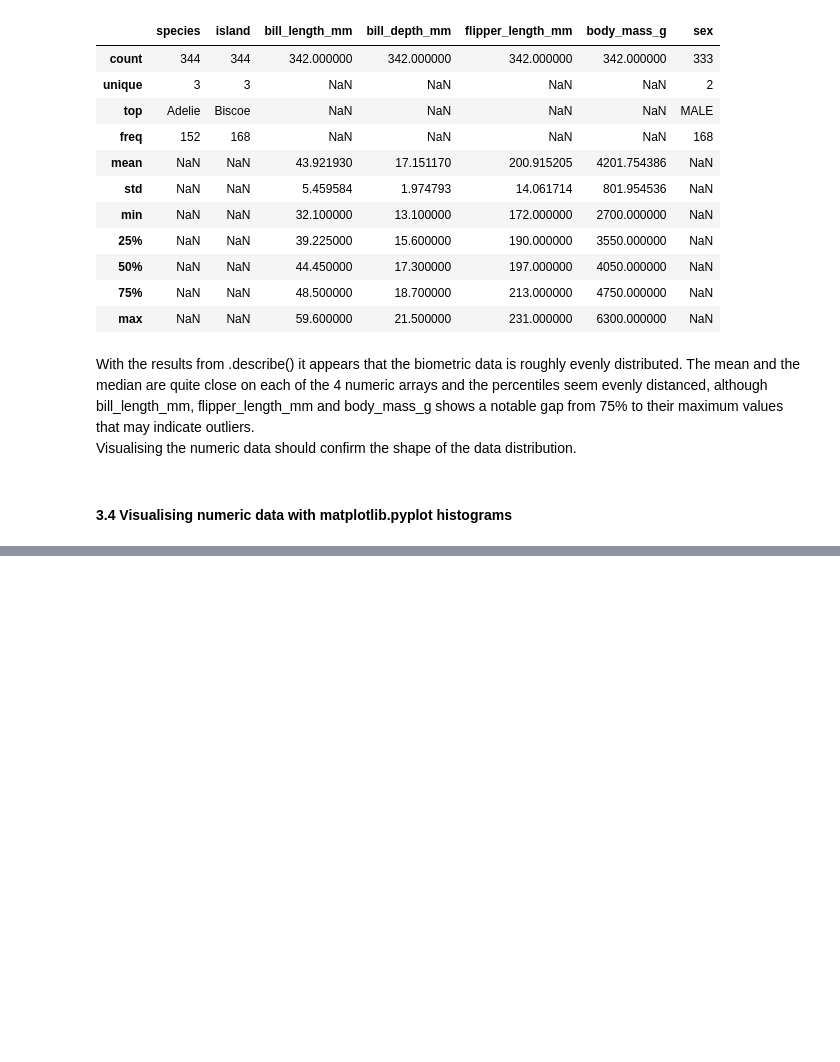
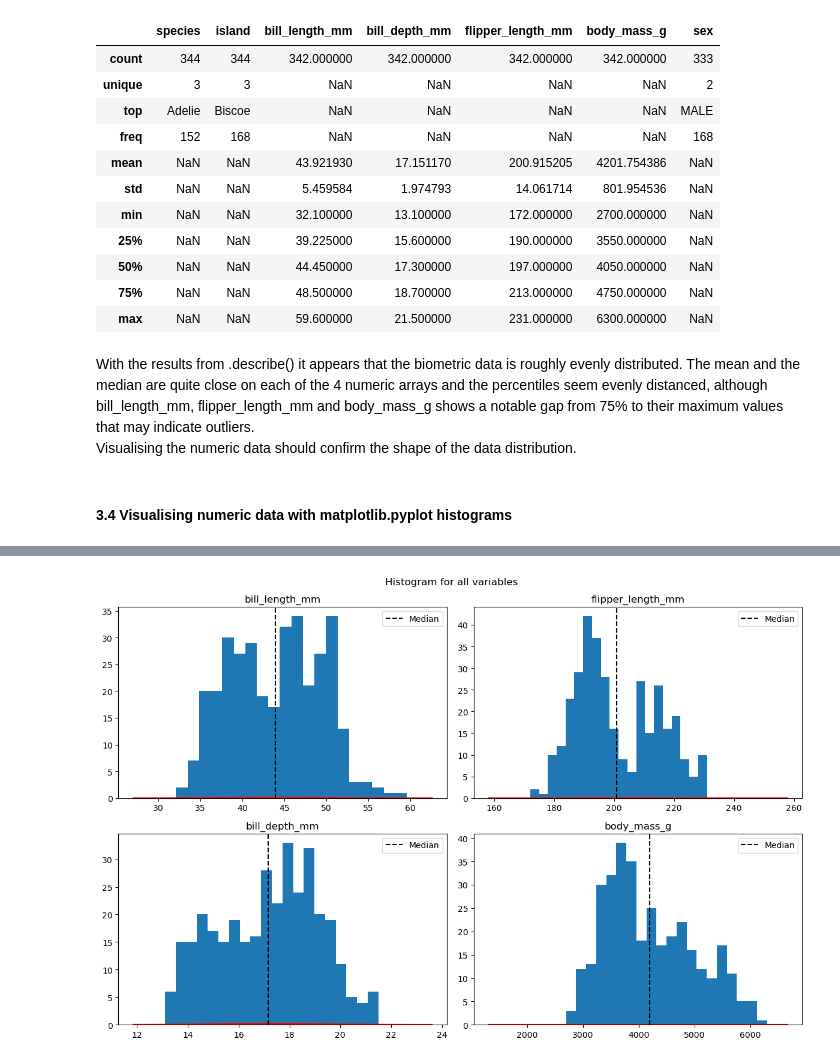
Before and after one commit to noyo0/Fundamentals_DataAnalysis, a Jupyter notebook: tasks.ipynb, the cells around one changed output, grey strips where cells are left out. Cells and saved outputs as stored; diff of their text form; code cells hidden in the pictures; blank space fills up the shorter version.

```diff
--- a/tasks.ipynb
+++ b/tasks.ipynb
@@ -463,0 +467,45 @@ plt.show()
+# %%
+# Normal Distribution combined with penguins data
+
+c=['bill_length_mm', 'bill_depth_mm', 'flipper_length_mm', 'body_mass_g']
+
+#set up plot for 4 hist charts
+fig, axs = plt.subplots(2,2, figsize=(12,8))
+fig.suptitle('Histogram for all variables ',fontsize=12)
+rows=[0,1,0,1] #coordinates for the 4 charts
+cols=[0,0,1,1]
+
+# create combined function
+def normdist(i,mu,sigma):
+
+# Penguin histograms
+      axs[rows[i],cols[i]].hist(df[c[i]],bins=20)
+#NumPy library example to draw Normal distribution
+      s = np.random.normal(mu, sigma, 1000)
+#Verify the mean and the variance:
+      abs(mu - np.mean(s))
+      abs(sigma - np.std(s, ddof=1))
+#Display the histogram of the samples, along with the probability density function:
+      #(set aplha transparency of bins to 0 so only the line visible)
+      count, bins, ignored = axs[rows[i],cols[i]].hist(s, 30, density=True, alpha=0)
+
+      axs[rows[i],cols[i]].plot(bins, 1/(sigma * np.sqrt(2 * np.pi)) *
+               np.exp( - (bins - mu)**2 / (2 * sigma**2) ),
+         linewidth=2, color='r')
+
+      #labels + median
+      axs[rows[i],cols[i]].set_title(c[i])
+      axs[rows[i],cols[i]].axvline(mean, color="black", ls="--", label="Median")
+      axs[rows[i],cols[i]].legend()
+
+
+#loop through numeric columns and draw histograms
+for i in range(4):
+      mean = df[c[i]].mean()
+      std = df[c[i]].std()
+      normdist(i,mean,std)
+
+plt.tight_layout() #keep the text from overlapping
+plt.show()
+# %% [output]
+[figure, added]
```
Also changed, not shown: parts of 10 cells of this notebook, 1 other file.
